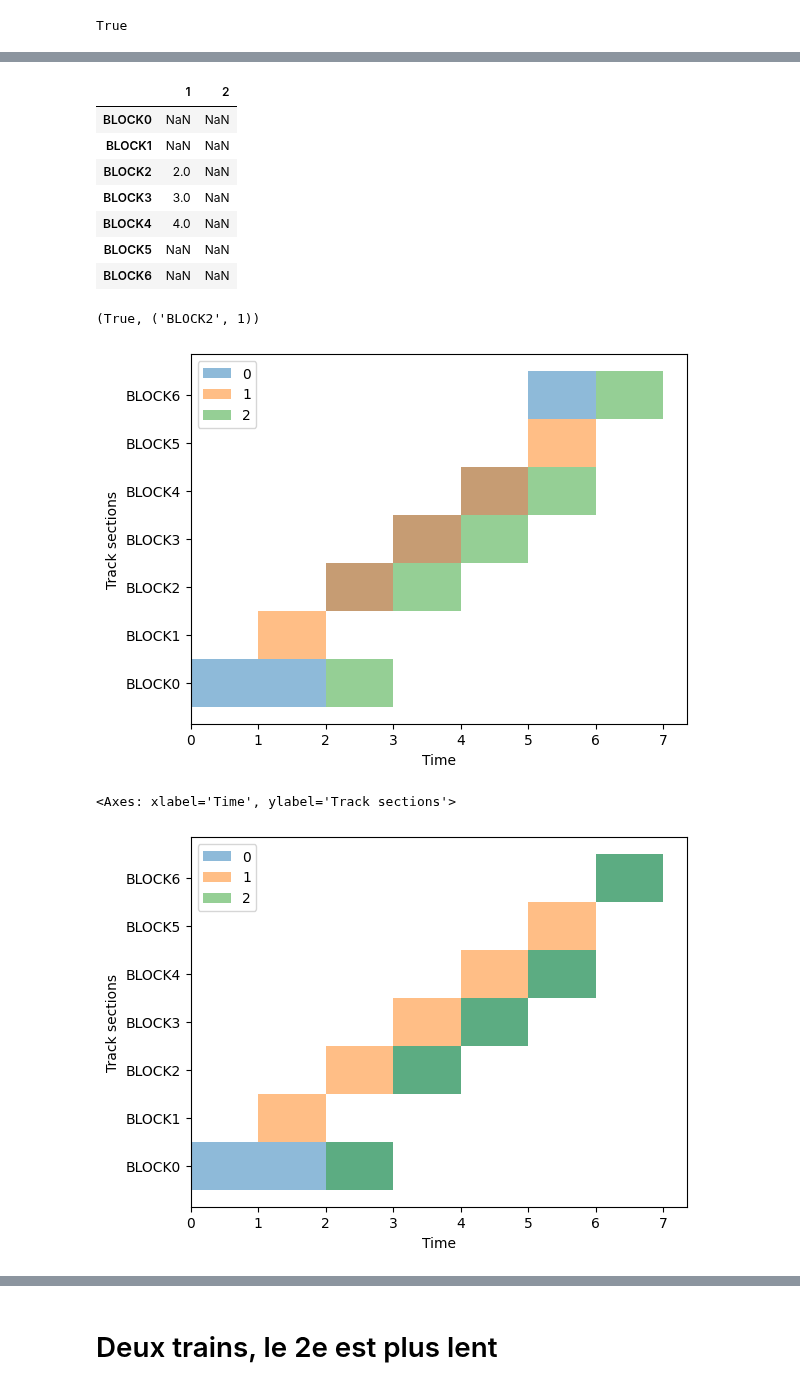
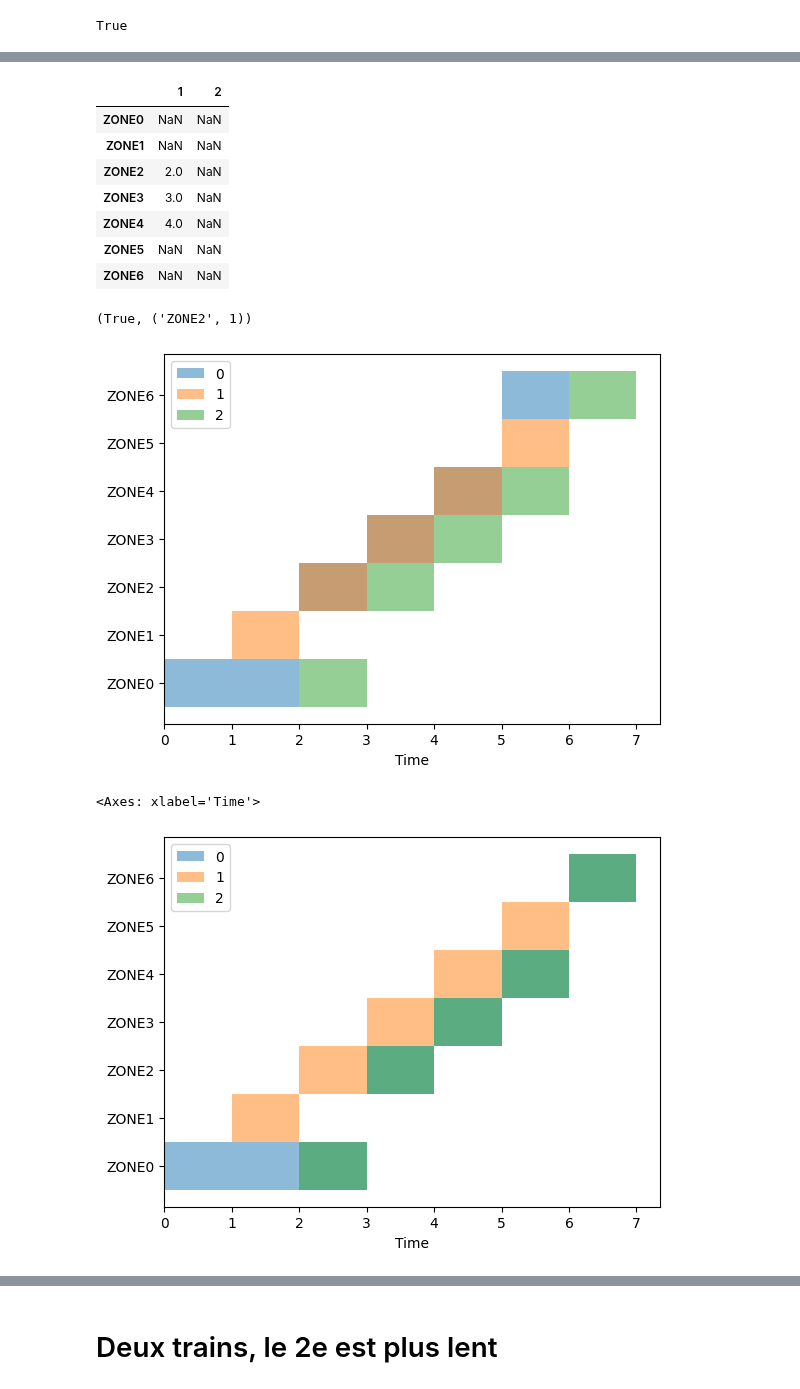
Before and after one commit to y-plus/pyOSRD, a Jupyter notebook: notebooks_explo/schedules/schedules_examples.ipynb, the cells around one changed output, grey strips where cells are left out. Cells and saved outputs as stored; diff of their text form; code cells hidden in the pictures.

```diff
--- a/notebooks_explo/schedules/schedules_examples.ipynb
+++ b/notebooks_explo/schedules/schedules_examples.ipynb
@@ -47,7 +52,7 @@ schedule.df.at[3, 2] =  [4, 5]
 schedule.df.at[4, 2] =  [5, 6]
 schedule.df.at[6, 2] =  [6, 7]
 
-schedule._df.index = 'BLOCK' + schedule._df.index.astype(str)
+schedule._df.index = 'ZONE' + schedule._df.index.astype(str)
 # %%
 schedule.df
 # %% [output]
@@ -88,6 +93,6 @@ True
 # %%
 schedule
 # add_delay(schedule, 0, 0, 1)
-schedule.add_delay( 0, 'BLOCK0', 1.).plot()
+schedule.add_delay( 0, 'ZONE0', 1.).plot()
 # add_delay(schedule, 0, 3, 3)
 # %% [output]
@@ -104,28 +109,28 @@ Wall time: 47.2 µs
 [0, 1, 2]
 # %%
-m = schedule.add_delay(0, 'BLOCK0', 1)
+m = schedule.add_delay(0, 'ZONE0', 1)
 m.conflicts(0)
 # %% [output]
 |  | 1 | 2 |
-| BLOCK0 | NaN | NaN |
-| BLOCK1 | NaN | NaN |
-| BLOCK2 | 2.0 | NaN |
-| BLOCK3 | 3.0 | NaN |
-| BLOCK4 | 4.0 | NaN |
-| BLOCK5 | NaN | NaN |
-| BLOCK6 | NaN | NaN |
+| ZONE0 | NaN | NaN |
+| ZONE1 | NaN | NaN |
+| ZONE2 | 2.0 | NaN |
+| ZONE3 | 3.0 | NaN |
+| ZONE4 | 4.0 | NaN |
+| ZONE5 | NaN | NaN |
+| ZONE6 | NaN | NaN |
 # %%
 m.plot()
 m.has_conflicts(0), m.first_conflict(0)
 # %% [output]
-(True, ('BLOCK2', 1))
+(True, ('ZONE2', 1))
-[figure, old version]
+[figure, new version]
 # %%
 train1, train2, train3 = 0, 1, 2
 # %%
-m1 = m.shift_train_after(train1, train2, 'BLOCK2')
+m1 = m.shift_train_after(train1, train2, 'ZONE2')
 m1.plot()
 # %% [output]
-<Axes: xlabel='Time', ylabel='Track sections'>
+<Axes: xlabel='Time'>
-[figure, old version]
+[figure, new version]
 # %%
```
Also changed, not shown: parts of 18 cells of this notebook, 4 other files.
